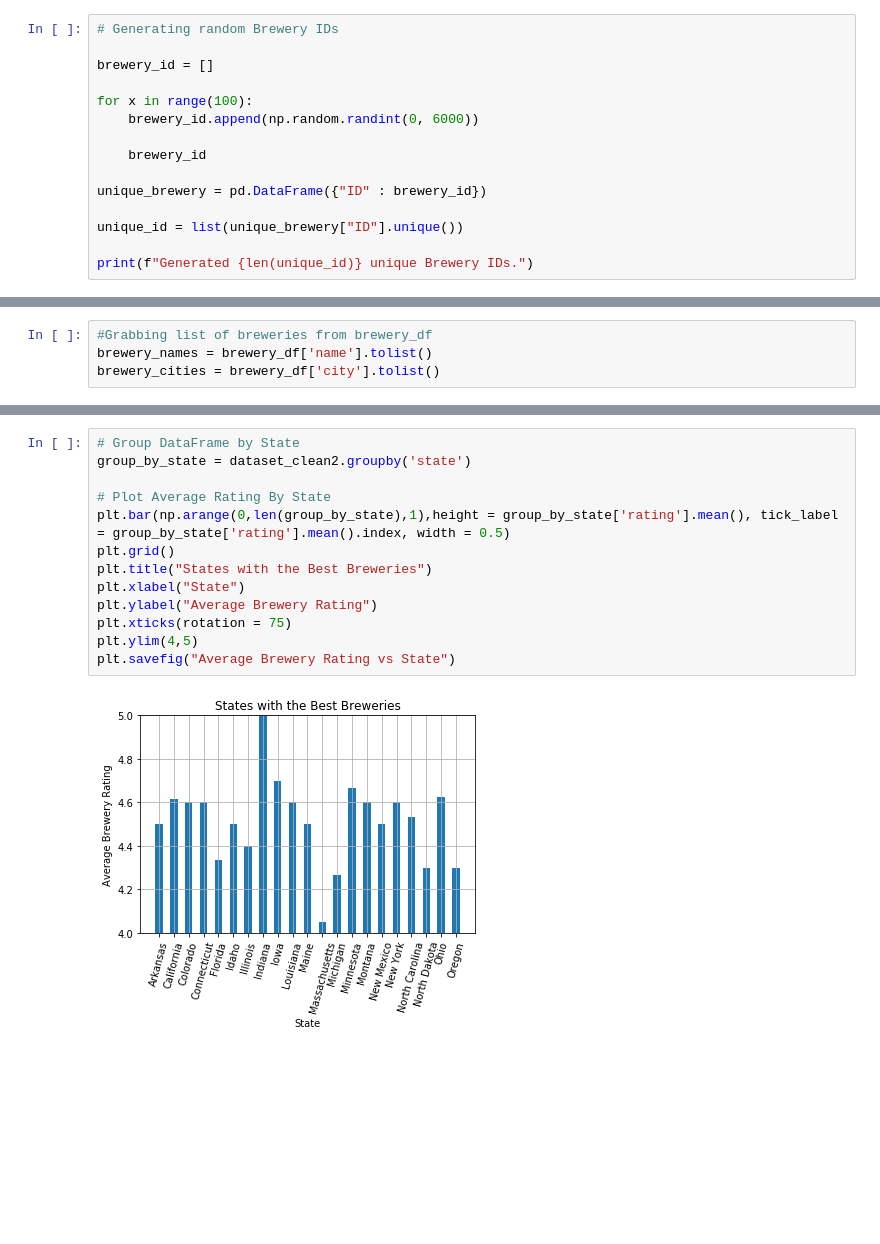
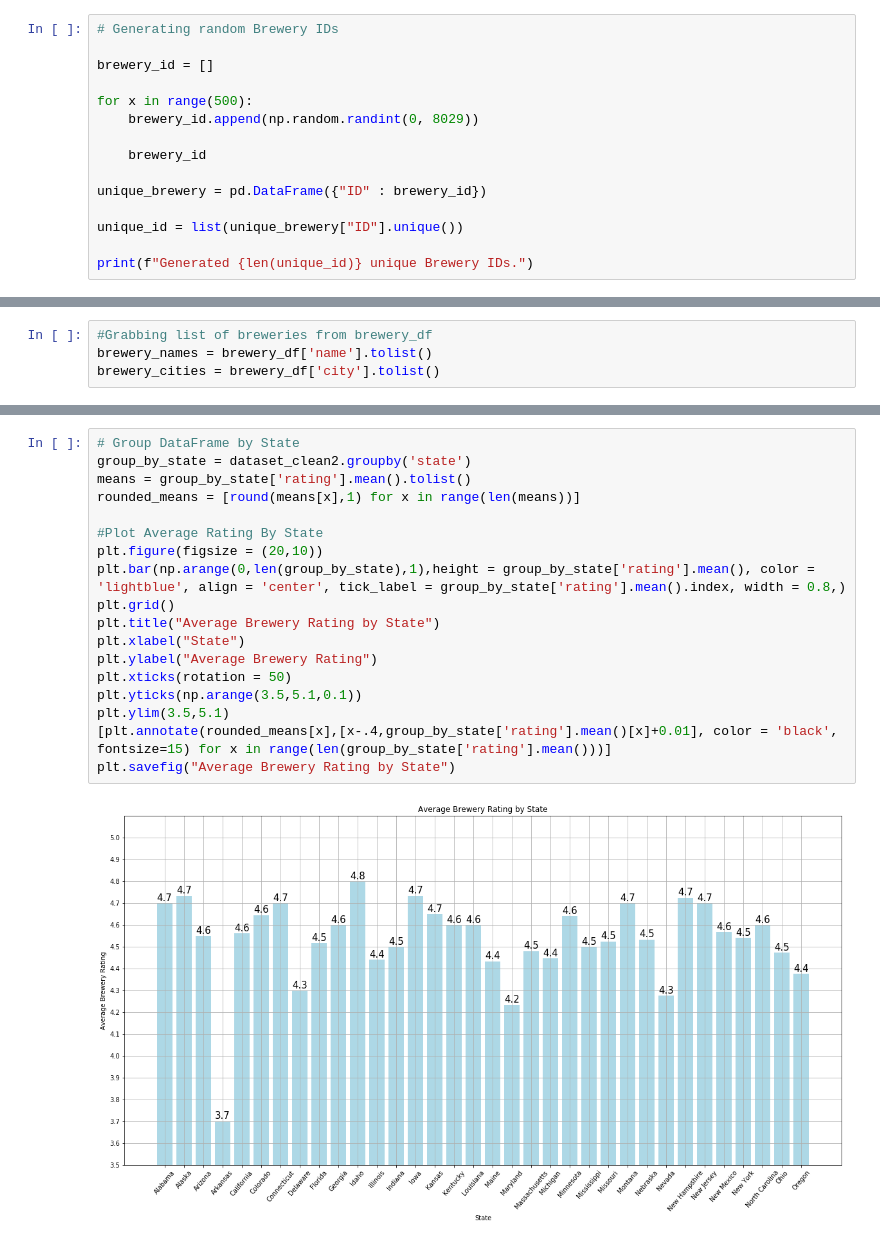
Before and after one commit to gmurphy794/InfoBeermatics, a Jupyter notebook: Beer Project.ipynb, the cells around one changed output, grey strips where cells are left out. Saved outputs shown, nothing was run; the diff lists cells and outputs as text; blank space fills up the shorter version.

```diff
--- a/Beer Project.ipynb
+++ b/Beer Project.ipynb
@@ -16,8 +17,8 @@ gmaps.configure(api_key=gkey)
 
 brewery_id = []
 
-for x in range(100):
-    brewery_id.append(np.random.randint(0, 6000))
+for x in range(500):
+    brewery_id.append(np.random.randint(0, 8029))
 
     brewery_id
 
@@ -269,15 +273,20 @@ dataset_clean2
 # %%
 # Group DataFrame by State
 group_by_state = dataset_clean2.groupby('state')
+means = group_by_state['rating'].mean().tolist()
+rounded_means = [round(means[x],1) for x in range(len(means))]
 
-# Plot Average Rating By State
-plt.bar(np.arange(0,len(group_by_state),1),height = group_by_state['rating'].mean(), tick_label = group_by_state['rating'].mean().index, width = 0.5)
+#Plot Average Rating By State
+plt.figure(figsize = (20,10))
+plt.bar(np.arange(0,len(group_by_state),1),height = group_by_state['rating'].mean(), color = 'lightblue', align = 'center', tick_label = group_by_state['rating'].mean().index, width = 0.8,)
 plt.grid()
-plt.title("States with the Best Breweries")
+plt.title("Average Brewery Rating by State")
 plt.xlabel("State")
 plt.ylabel("Average Brewery Rating")
-plt.xticks(rotation = 75)
-plt.ylim(4,5)
-plt.savefig("Average Brewery Rating vs State")
+plt.xticks(rotation = 50)
+plt.yticks(np.arange(3.5,5.1,0.1))
+plt.ylim(3.5,5.1)
+[plt.annotate(rounded_means[x],[x-.4,group_by_state['rating'].mean()[x]+0.01], color = 'black', fontsize=15) for x in range(len(group_by_state['rating'].mean()))]
+plt.savefig("Average Brewery Rating by State")
 # %% [output]
-[figure, old version]
+[figure, new version]
```
Also changed, not shown: parts of 19 cells of this notebook, 7 other files.
